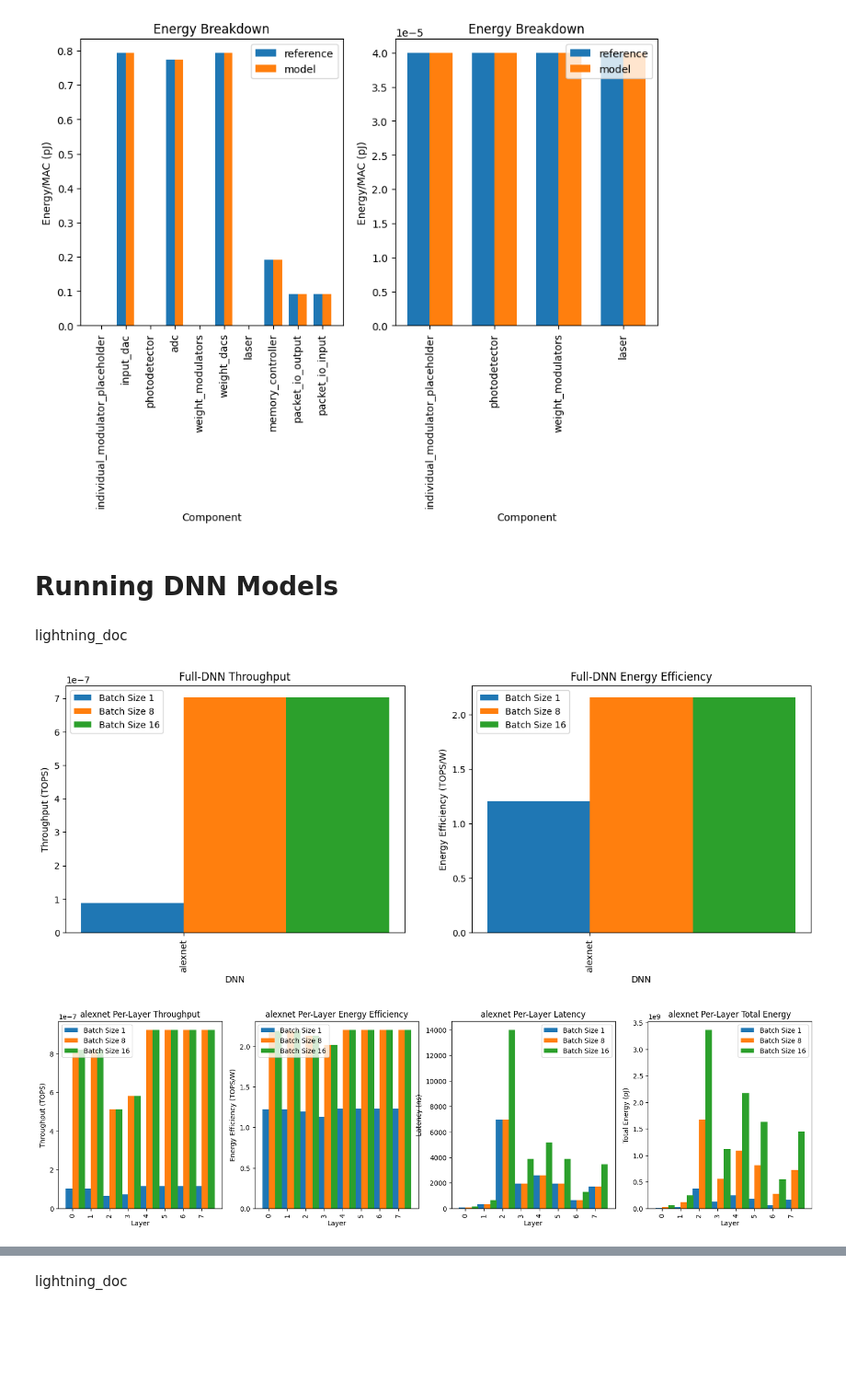
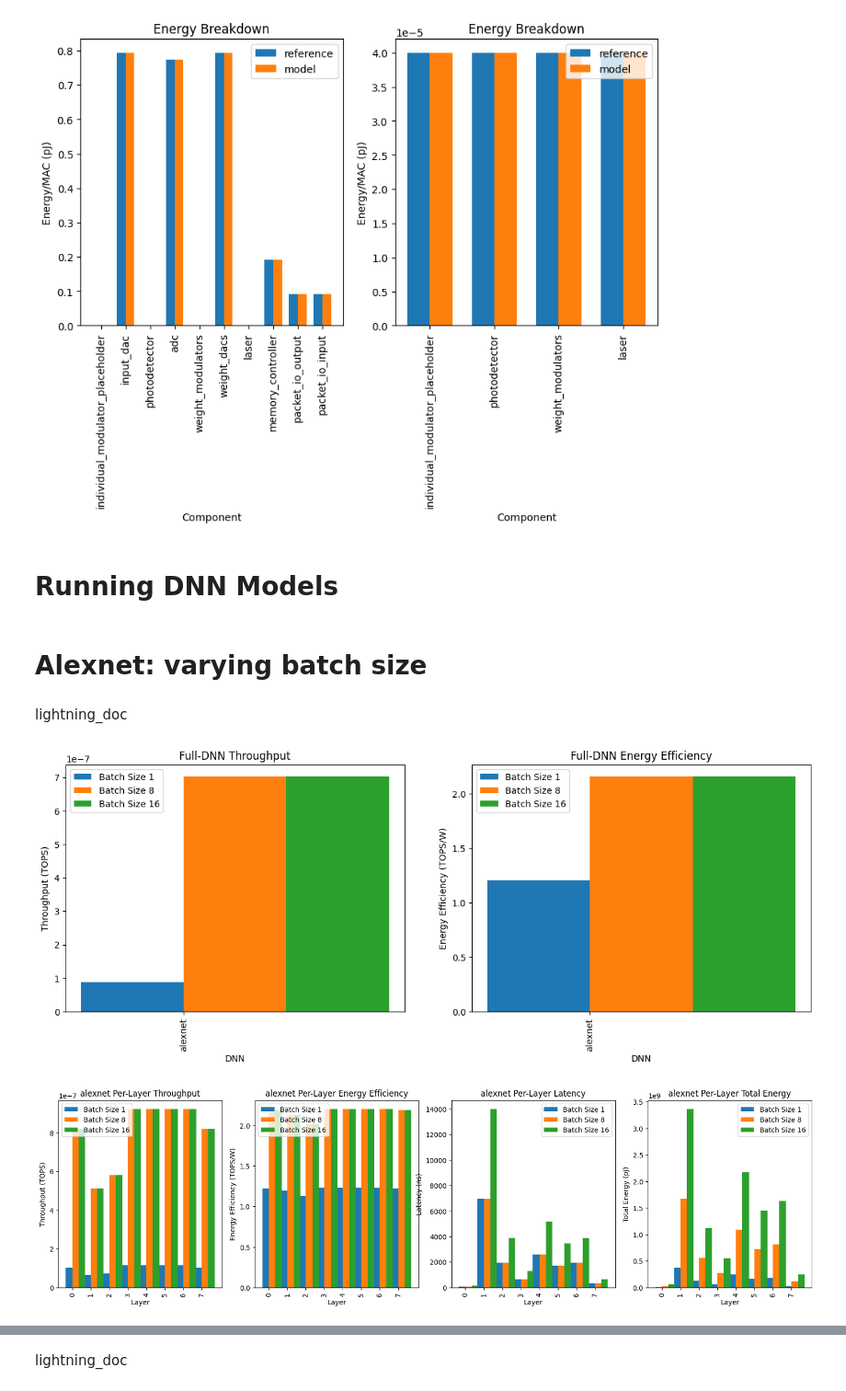
Before and after one commit to czarkos/ka-chow, a Jupyter notebook: workspace/models/arch/1_macro/lightning_sigc_2023/lightning_guide.ipynb, the cells around one changed output, grey strips where cells are left out. Shown at 92% size. Saved outputs shown, nothing was run; the diff lists cells and outputs as text; code cells hidden in the pictures; blank space fills up the shorter version.

```diff
--- a/workspace/models/arch/1_macro/lightning_sigc_2023/lightning_guide.ipynb
+++ b/workspace/models/arch/1_macro/lightning_sigc_2023/lightning_guide.ipynb
@@ -120,8 +120,10 @@ bar_side_by_side(
 [figure]
 # %%
 display_markdown("# Running DNN Models")
+display_markdown("# Alexnet: varying batch size")
 # %% [output]
 # Running DNN Models
+# Alexnet: varying batch size
 # %%
 # This test may take a while to run. We have to find a mapping for every layer
 # for every DNN being tested.
@@ -132,10 +134,11 @@ for i, dnn in enumerate(["alexnet"]):
         "test_full_dnn",
         dnn_name=dnn,
         show_doc=(i == 0),
-        num_parallel_batches=8,
-        batch_sizes=[1, 8, 16]
+        batch_sizes=[1, 8, 16],
+        num_parallel_wavelengths=[24],
+        num_parallel_batches=[8],
+        num_parallel_weights=[24]
     )
-
 
 fig, axs = plt.subplots(1, 2, figsize=(15, 5))
 
@@ -160,31 +163,31 @@ for ax, data, title, ylabel in [
         title=f"Full-DNN {title}",
         ax=ax,
     )
 
 # Per-Layer Results
 for dnn, result in results.items():
     fig, ax = plt.subplots(1, 4, figsize=(20, 5))
     for ax, attrname, title, ylabel in [
         (ax[0], "tops", "Throughput", "TOPS"),
         (ax[1], "tops_per_w", "Energy Efficiency", "TOPS/W"),
         (ax[2], "latency", "Latency", "ns"),
         (ax[3], "total_energy", "Total Energy", "pJ"),
     ]:
         per_layer_results = {}
         for j, same_layers in enumerate(zip(*result.split_by("BATCH_SIZE"))):
             per_layer_results[j] = {
                 f'Batch Size {r.variables["BATCH_SIZE"]}': getattr(r, attrname)
                 for r in same_layers
             }
         bar_side_by_side(
             per_layer_results,
             xlabel="Layer",
             ylabel=f"{title} ({ylabel})",
             title=f"{dnn} Per-Layer {title}",
             ax=ax,
         )
 # %% [output]
 
    lightning_doc
 [figure]
-[figure, old version]
+[figure, new version]
```
Also changed, not shown: parts of 10 cells of this notebook, 1 other file.
